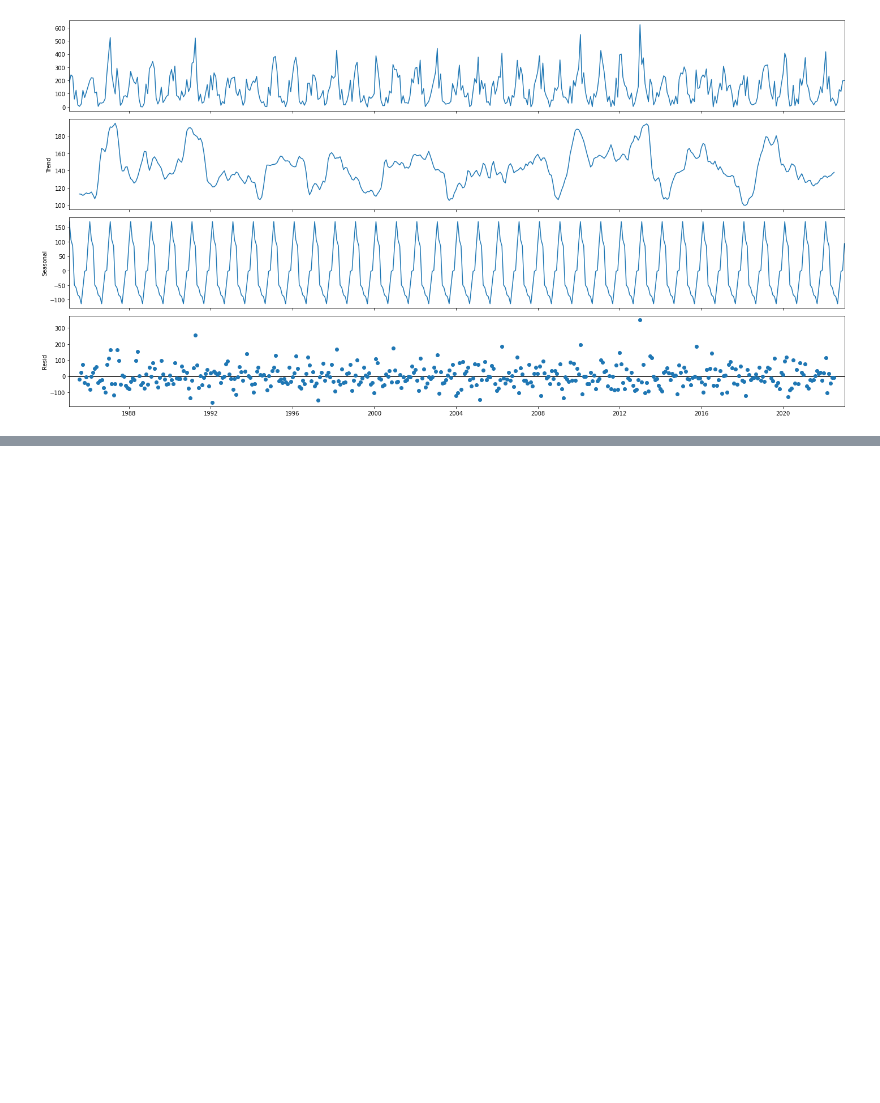
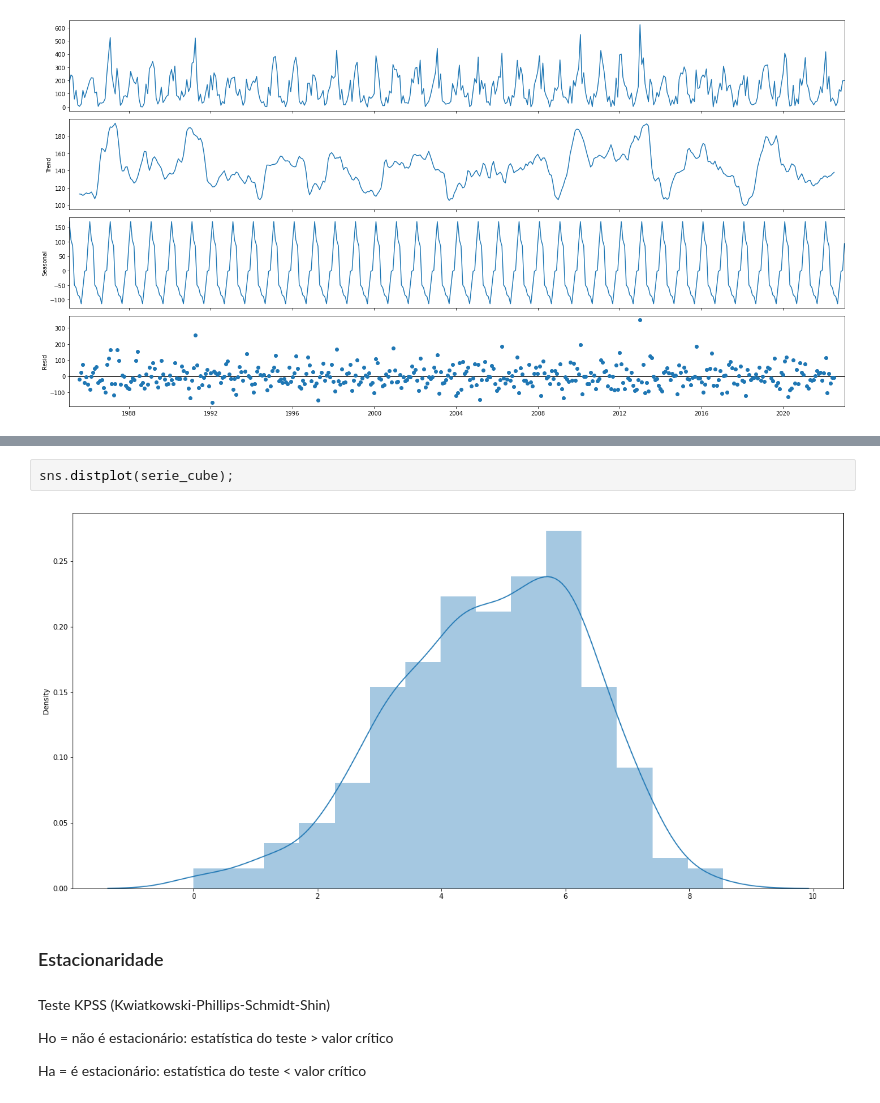
Before and after one commit to maria-raquel/series_temporais, a Jupyter notebook: ESSE.ipynb, the cells around one changed output, grey strips where cells are left out. Cells and saved outputs as stored; diff of their text form; blank space fills up the shorter version.

```diff
--- a/ESSE.ipynb
+++ b/ESSE.ipynb
@@ -183,0 +243,12 @@ decomposicao.plot();
+# %%
+sns.distplot(serie_cube);
+# %% [output]
+[figure, added]
+# %% [markdown]
+### Estacionaridade
+# %% [markdown]
+Teste KPSS (Kwiatkowski-Phillips-Schmidt-Shin)
+
+Ho = não é estacionário: estatística do teste > valor crítico
+
+Ha = é estacionário:  estatística do teste < valor crítico
```
Also changed, not shown: parts of 16 cells of this notebook.
